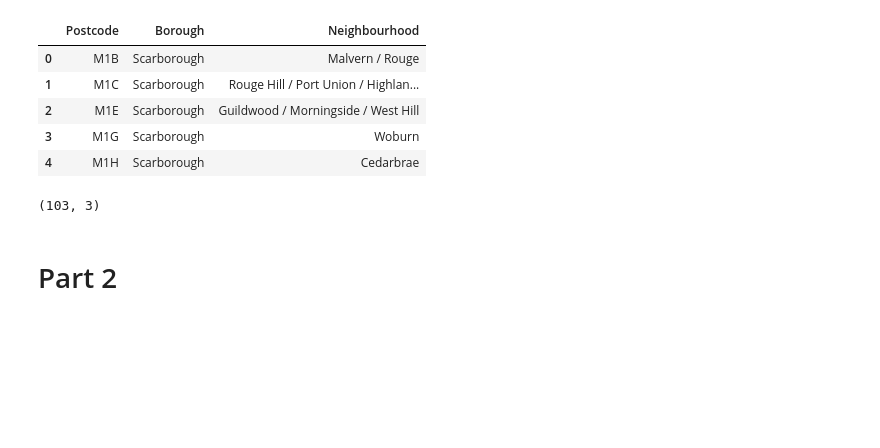
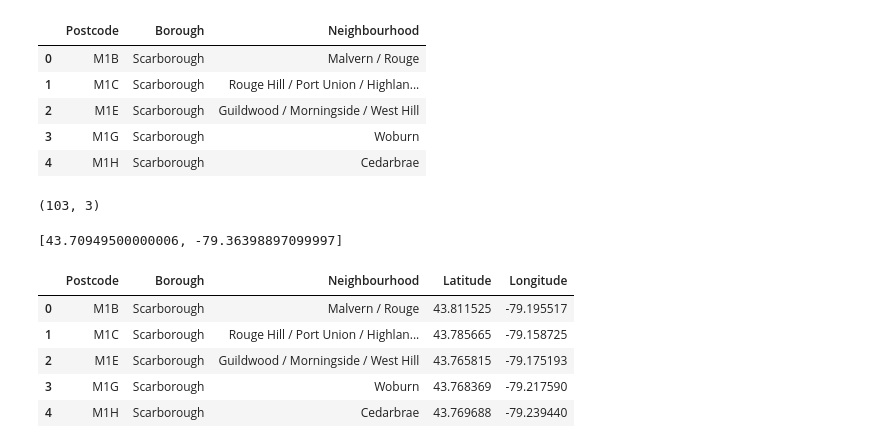
Before and after one commit to Anthony8887/Coursera_Capstone, a Jupyter notebook: Toronto_cluster.ipynb, the cells around one changed output. Drawn from its saved outputs; the diff is of its cells as text; code cells hidden in the pictures; blank space fills up the shorter version.

```diff
--- a/Toronto_cluster.ipynb
+++ b/Toronto_cluster.ipynb
@@ -114,5 +114,3 @@ for i in df2.index:
 df2.shape
 # %% [output]
 (103, 3)
-# %% [markdown]
-# Part 2
@@ -118,0 +119,13 @@ df2.shape
+# %%
+def get_latlng(postal_code):
+    # initialize your variable to None
+    lat_lng_coords = None
+    # loop until you get the coordinates
+    while(lat_lng_coords is None):
+        g = geocoder.arcgis('{}, Toronto, Ontario'.format(postal_code))
+        lat_lng_coords = g.latlng
+    return lat_lng_coords
+
+get_latlng('M4G')
+# %% [output]
+[43.70949500000006, -79.36398897099997]
@@ -118,0 +135,12 @@ df2.shape
+# %%
+df2_coords = pd.DataFrame(coords, columns=['Latitude', 'Longitude'])
+df2['Latitude'] = df2_coords['Latitude']
+df2['Longitude'] = df2_coords['Longitude']
+df2.head()
+# %% [output]
+|  | Postcode | Borough | Neighbourhood | Latitude | Longitude |
+| 0 | M1B | Scarborough | Malvern / Rouge | 43.811525 | -79.195517 |
+| 1 | M1C | Scarborough | Rouge Hill / Port Union / Highlan... | 43.785665 | -79.158725 |
+| 2 | M1E | Scarborough | Guildwood / Morningside / West Hill | 43.765815 | -79.175193 |
+| 3 | M1G | Scarborough | Woburn | 43.768369 | -79.217590 |
+| 4 | M1H | Scarborough | Cedarbrae | 43.769688 | -79.239440 |
```
Also changed, not shown: parts of 3 cells of this notebook.
